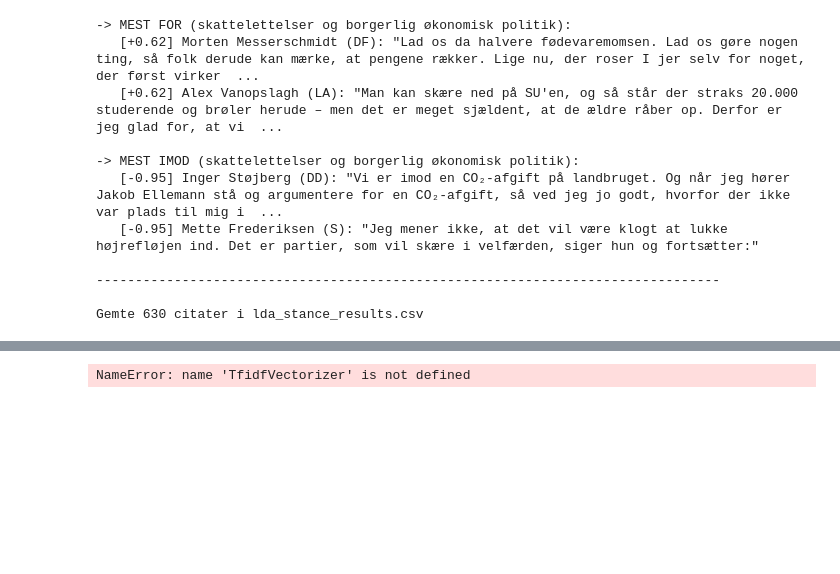
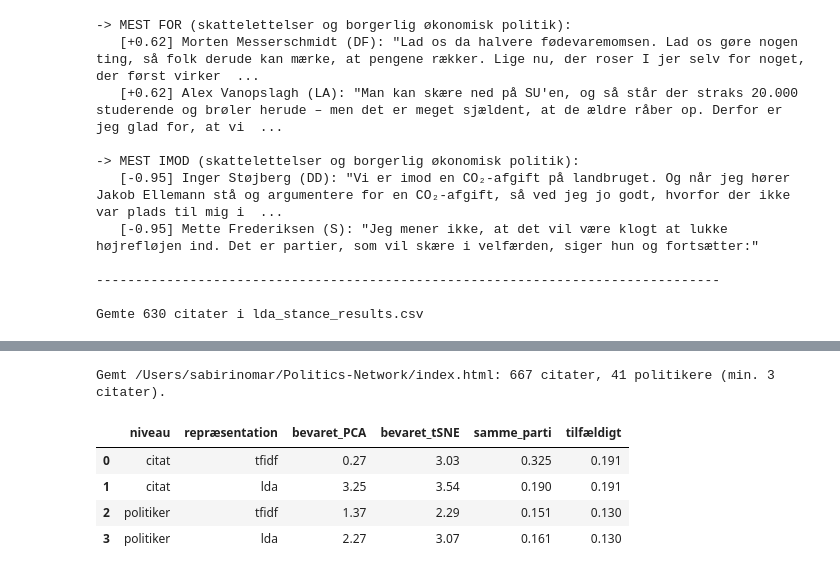
Before and after one commit to Signedue/Politics-Network, a Jupyter notebook: notebooks/tfidf.ipynb, the cells around one changed output, grey strips where cells are left out. Cells and saved outputs as stored; diff of their text form; code cells hidden in the pictures; blank space fills up the shorter version.

```diff
--- a/notebooks/tfidf.ipynb
+++ b/notebooks/tfidf.ipynb
@@ -901,28 +935,35 @@ findfont: Failed to find font weight medium for DejaVu Sans, now using 400.
 # %%
 # --- CELLE: INTERAKTIVT ATLAS (PCA / t-SNE, TF-IDF / LDA) ---
 from atlas import lav_atlas, top_ord
 
 # 1. Dit tfidf_matrix er per PARTI (10 rækker). Atlasset skal bruge én række per citat,
 #    så vi laver TF-IDF på de samme citater som din LDA, med dine egne indstillinger.
 tfidf_citat_vec = TfidfVectorizer(
     min_df=2, max_df=0.85, stop_words=custom_stopwords,
     token_pattern=r"(?u)\b[a-zæøåA-ZÆØÅ]{3,}\b"
 )
 tfidf_citat = tfidf_citat_vec.fit_transform(quote_strings)
 
 # 2. (Valgfrit) hent stance ind, så du kan farve efter For/Imod
 df_atlas = df_lda.merge(
     all_stance_results[["citat", "stance_label", "stance_score"]].drop_duplicates("citat"),
     on="citat", how="left"
 )
 
 # 3. Byg atlasset – rækkerne i df_atlas, tfidf_citat og topic_distributions passer sammen
 stats = lav_atlas(
     df_atlas, tfidf_citat, topic_distributions,
     emne_navne=topic_names,
     emne_ord=top_ord(lda, count_vec),
-    out="atlas.html",
+    out=project_root / "index.html",      # eller project_root / "docs" / "index.html"
+    titel="An atlas of the election campaign quotes",
+    aaben=False,
 )
 display(stats)
 # %% [output]
-NameError: name 'TfidfVectorizer' is not defined
+Gemt /Users/sabirinomar/Politics-Network/index.html: 667 citater, 41 politikere (min. 3 citater).
+|  | niveau | repræsentation | bevaret_PCA | bevaret_tSNE | samme_parti | tilfældigt |
+| 0 | citat | tfidf | 0.27 | 3.03 | 0.325 | 0.191 |
+| 1 | citat | lda | 3.25 | 3.54 | 0.190 | 0.191 |
+| 2 | politiker | tfidf | 1.37 | 2.29 | 0.151 | 0.130 |
+| 3 | politiker | lda | 2.27 | 3.07 | 0.161 | 0.130 |
```
Also changed, not shown: parts of 2 cells of this notebook, 1 other file.
